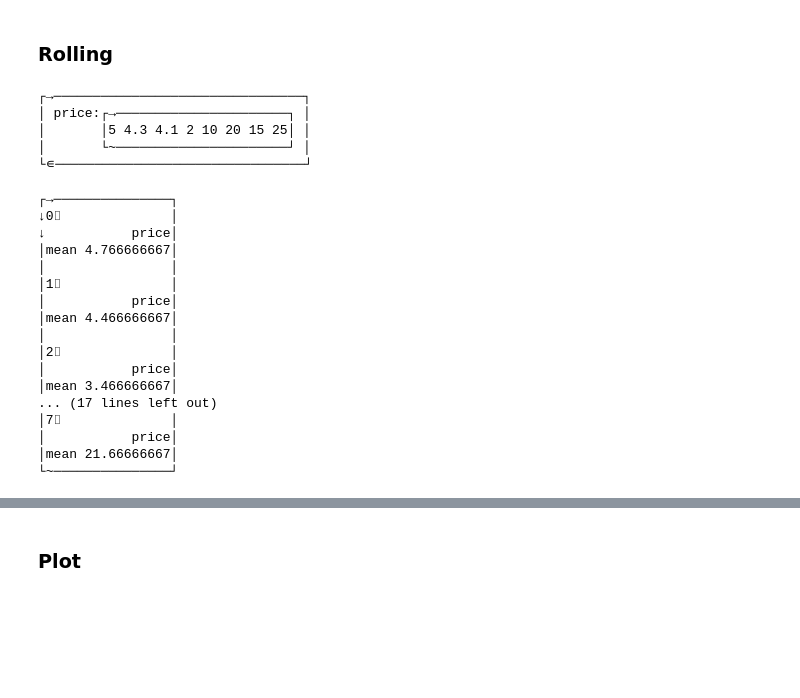
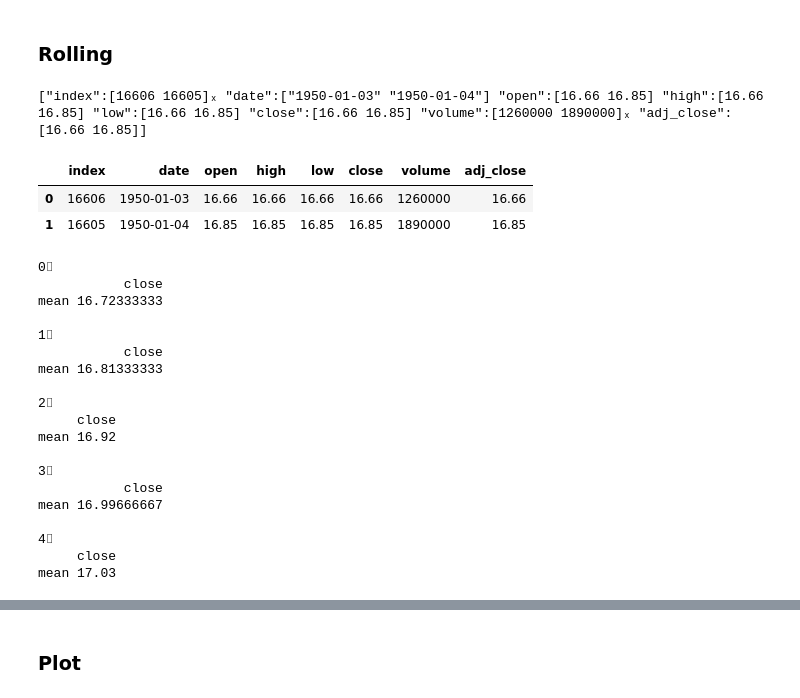
Before and after one commit to AnswerDotAI/basedtab, a Jupyter notebook: nbs/index.ipynb, the cells around one changed output, grey strips where cells are left out. Cells and saved outputs as stored; diff of their text form; code cells hidden in the pictures; blank space fills up the shorter version.

Commit message:
rolling mean

```diff
--- a/nbs/index.ipynb
+++ b/nbs/index.ipynb
@@ -21,7 +21,9 @@ pip install -e .
 # %%
 #| hide
 from nbdev.config import get_config
-path = str(get_config().config_path/'data/toy.csv')
+conf_path = get_config().config_path
+toy_path = str(conf_path/'data/toy.csv')
+sp_path = str(conf_path/'data/sp500.csv')
 # %%
 from basedtab.core import BFrame
 
@@ -73,32 +88,37 @@ bf.groupby("Gender", ["Age", "Income"], mean=MEAN, rmse=RMSE)
 # %% [markdown]
 ### Rolling
 # %%
-ts = BFrame(dict(price=[5,4.3,4.1,2,10,20,15,25]))
-ts
+ts = BFrame.read_csv(sp_path)
+ts.head(2)
 # %% [output]
-┌→────────────────────────────────┐
-│ price:┌→──────────────────────┐ │
-│       │5 4.3 4.1 2 10 20 15 25│ │
-│       └~──────────────────────┘ │
-└∊────────────────────────────────┘
+["index":[16606 16605]ₓ "date":["1950-01-03" "1950-01-04"] "open":[16.66 16.85] "high":[16.66 16.85] "low":[16.66 16.85] "close":[16.66 16.85] "volume":[1260000 1890000]ₓ "adj_close":[16.66 16.85]]
+# %%
+ts_df = ts.df
+ts_df.head(2)
+# %% [output]
+|  | index | date | open | high | low | close | volume | adj_close |
+| 0 | 16606 | 1950-01-03 | 16.66 | 16.66 | 16.66 | 16.66 | 1260000 | 16.66 |
+| 1 | 16605 | 1950-01-04 | 16.85 | 16.85 | 16.85 | 16.85 | 1890000 | 16.85 |
 # %%
-ts.rolling("price", size=3, edge="clamp", mean=MEAN)
+ts.rolling("close", size=3, edge="clamp", mean=MEAN)[:5]
 # %% [output]
-┌→───────────────┐
-↓0⌷              │
-↓           price│
-│mean 4.766666667│
-│                │
-│1⌷              │
-│           price│
-│mean 4.466666667│
-│                │
-│2⌷              │
-│           price│
-│mean 3.466666667│
-... (17 lines left out)
-│7⌷              │
-│           price│
-│mean 21.66666667│
-└~───────────────┘
+0⌷
+           close
+mean 16.72333333
+
+1⌷
+           close
+mean 16.81333333
+
+2⌷
+     close
+mean 16.92
+
+3⌷
+           close
+mean 16.99666667
+
+4⌷
+     close
+mean 17.03
 # %%
```
Also changed, not shown: parts of 8 cells of this notebook, 8 other files.
